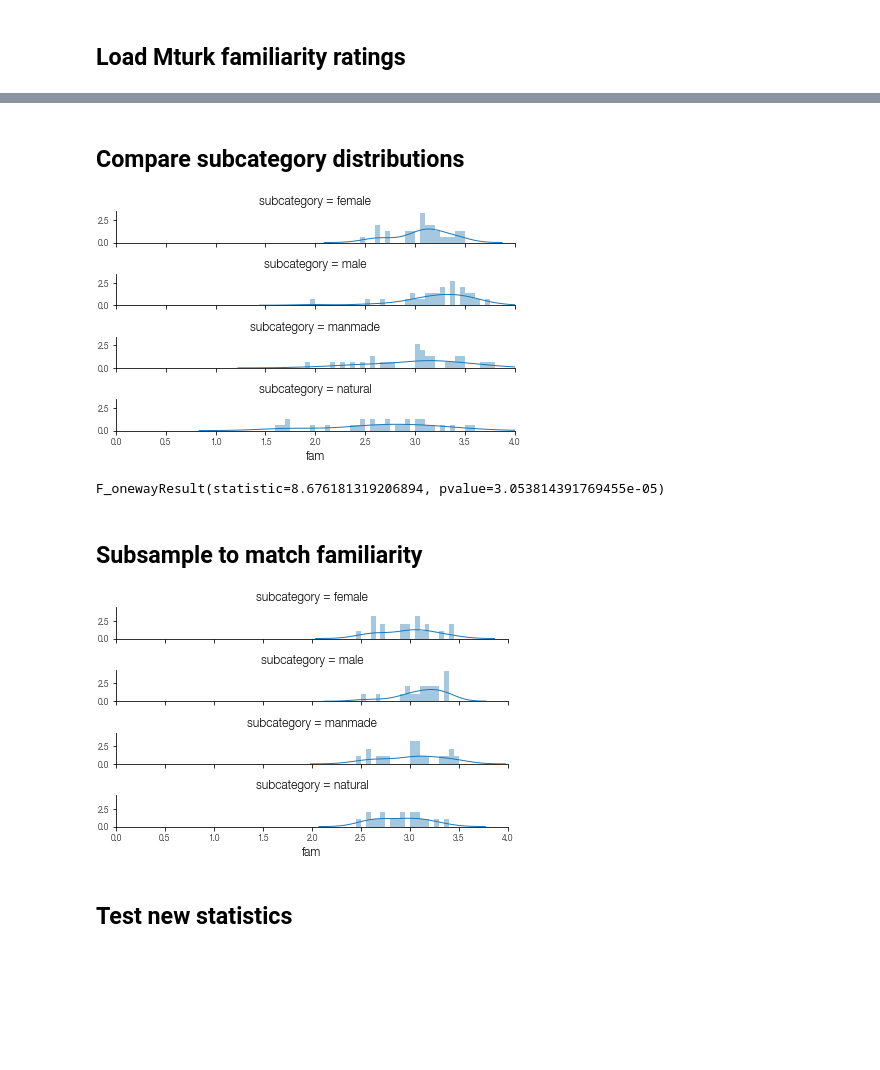
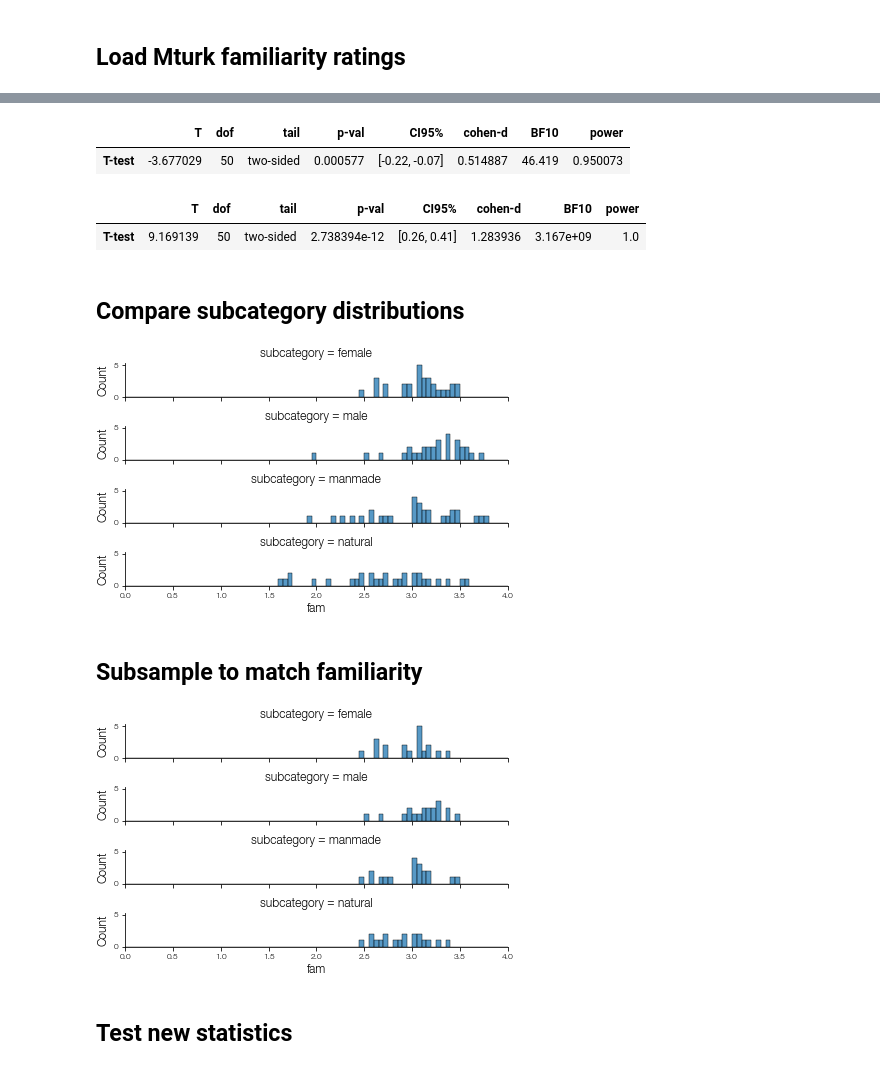
Before and after one commit to prestonlab/wikisim, a Jupyter notebook: jupyter/match_fam.ipynb, the cells around one changed output, grey strips where cells are left out. Cells and saved outputs as stored; diff of their text form; code cells hidden in the pictures; blank space fills up the shorter version.

Commit message:
refactor: revise fam stats and report effect sizes

```diff
--- a/jupyter/match_fam.ipynb
+++ b/jupyter/match_fam.ipynb
@@ -37,16 +51,24 @@ items
+# %%
+pg.ttest(sub.loc['female', 'fam'] - sub.loc['male', 'fam'], 0)
+# %% [output]
+|  | T | dof | tail | p-val | CI95% | cohen-d | BF10 | power |
+| T-test | -3.677029 | 50 | two-sided | 0.000577 | [-0.22, -0.07] | 0.514887 | 46.419 | 0.950073 |
+# %%
+pg.ttest(sub.loc['manmade', 'fam'] - sub.loc['natural', 'fam'], 0)
+# %% [output]
+|  | T | dof | tail | p-val | CI95% | cohen-d | BF10 | power |
+| T-test | 9.169139 | 50 | two-sided | 2.738394e-12 | [0.26, 0.41] | 1.283936 | 3.167e+09 | 1.0 |
 # %% [markdown]
 ## Compare subcategory distributions
+# %%
+grp = fam.groupby('stim_id')
+items = grp[['stim', 'category', 'subcategory']].first()
+items['fam'] = grp['response'].mean()
 # %%
 bins = np.arange(0, 4.01, .05)
-g = sns.FacetGrid(row='subcategory', data=items, aspect=6, height=1)
-g.map(sns.distplot, 'fam', bins=bins);
+g = sns.displot(data=items, x='fam', row='subcategory', aspect=6, height=1, bins=bins);
 g.set(xlim=(0, 4));
 # %% [output]
-[figure, old version]
+[figure, new version]
-# %%
-dists = [x['fam'].to_numpy() for i, x in items.groupby('subcategory')]
-stats.f_oneway(*dists)
-# %% [output]
-F_onewayResult(statistic=8.676181319206894, pvalue=3.053814391769455e-05)
 # %% [markdown]
 ## Subsample to match familiarity
@@ -53,10 +77,9 @@ F_onewayResult(statistic=8.676181319206894, pvalue=3.053814391769455e-05)
 # %%
-sample = simtask.match_fam_density(items, 'natural', 0)
-g = sns.FacetGrid(row='subcategory', data=sample, aspect=6, height=1)
-g.map(sns.distplot, 'fam', bins=bins);
+bins = np.arange(0, 4.01, .05)
+g = sns.displot(data=sample, x='fam', row='subcategory', aspect=6, height=1, bins=bins);
 g.set(xlim=(0, 4));
 # %% [output]
-[figure, old version]
+[figure, new version]
 # %% [markdown]
 ## Test new statistics
 # %%
```
Also changed, not shown: parts of 18 cells of this notebook.
